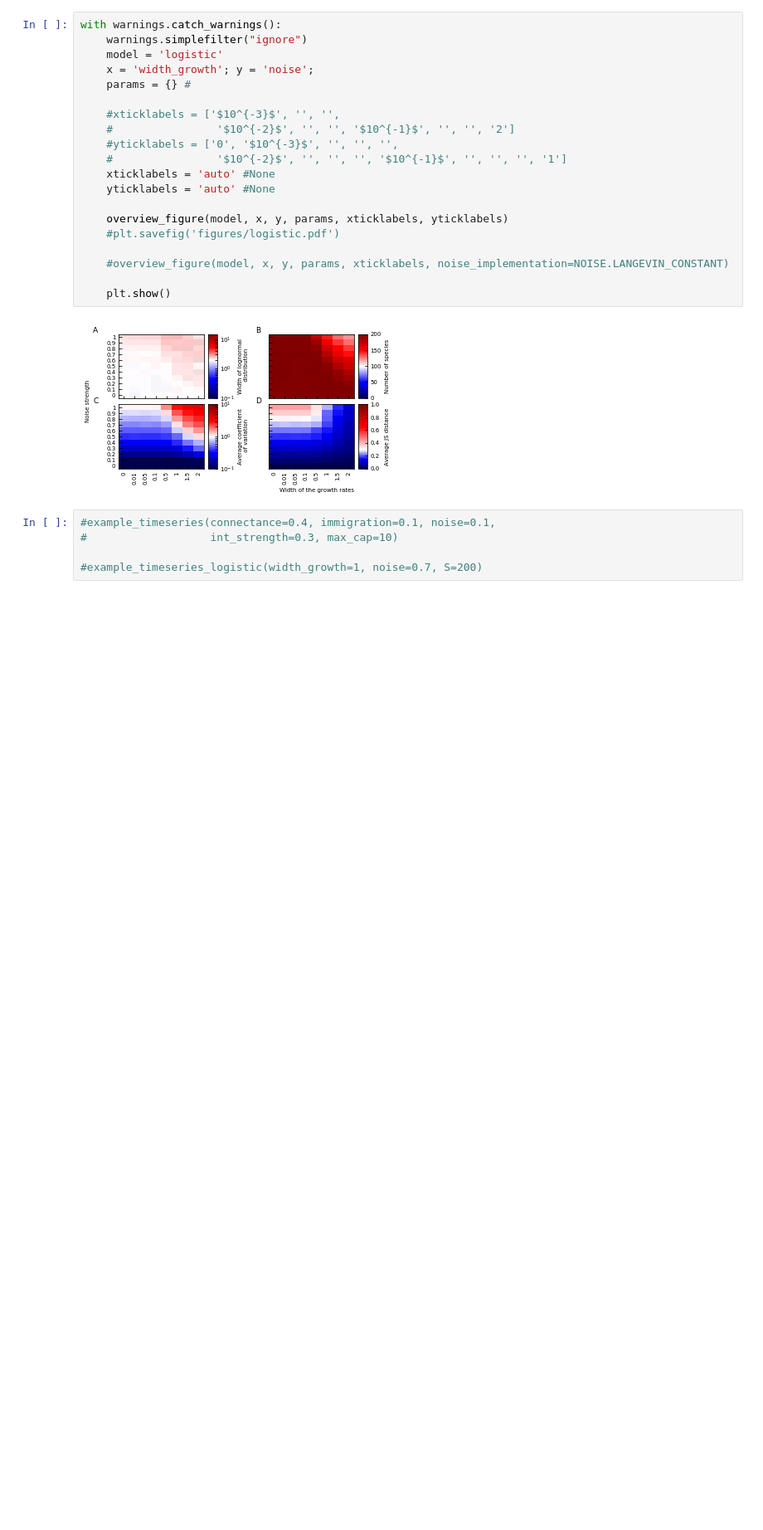
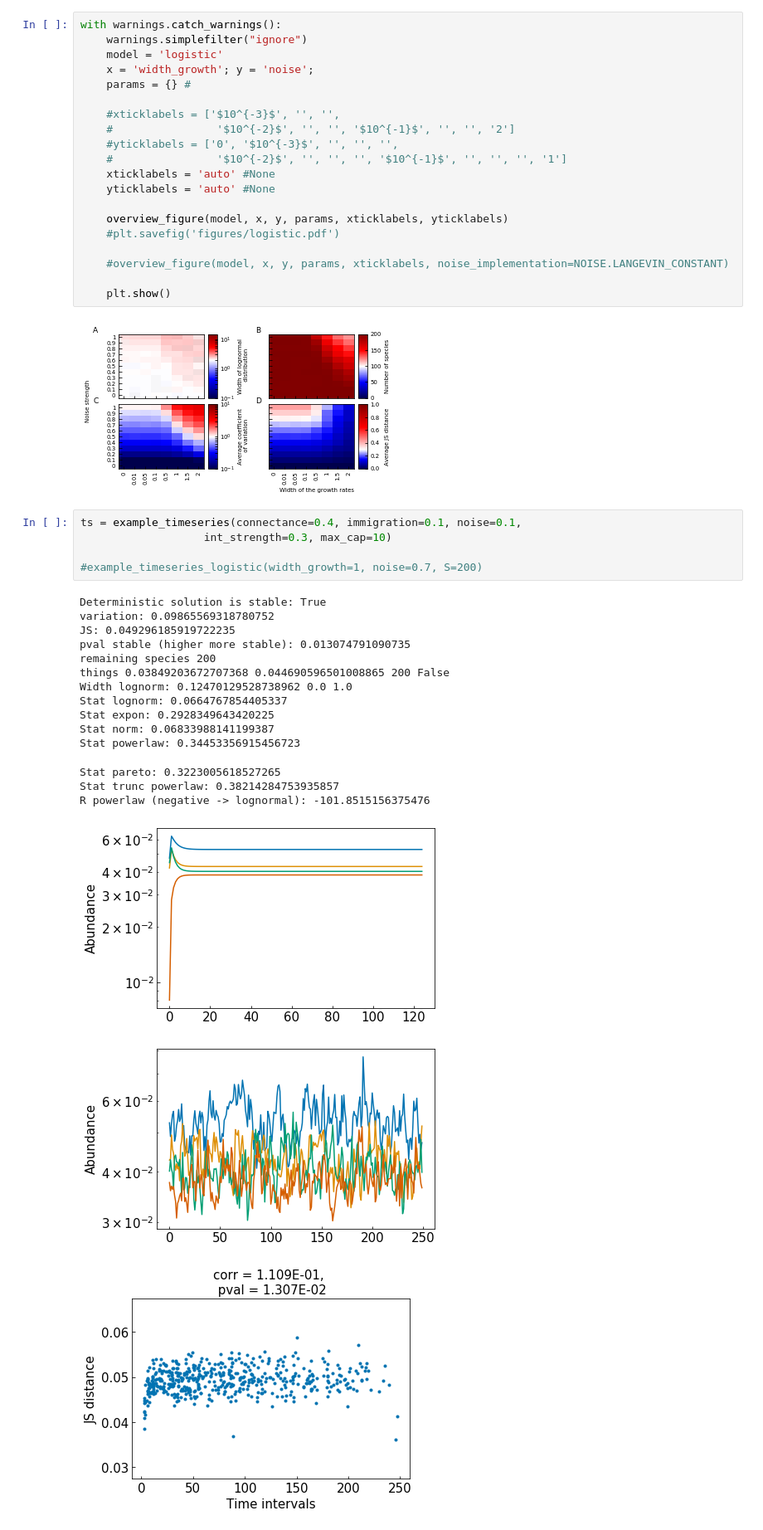
Before and after one commit to lanadescheemaeker/rank_abundance, a Jupyter notebook: Heavy tails with IBM and sgLV.ipynb, the cells around one changed output. Shown: that part at 83% size. Drawn from its saved outputs; the diff is of its cells as text; blank space fills up the shorter version.

```diff
--- a/Heavy tails with IBM and sgLV.ipynb
+++ b/Heavy tails with IBM and sgLV.ipynb
@@ -876,7 +915,25 @@ with warnings.catch_warnings():
 # %% [output]
 [figure]
 # %%
-#example_timeseries(connectance=0.4, immigration=0.1, noise=0.1,
-#                   int_strength=0.3, max_cap=10)
+ts = example_timeseries(connectance=0.4, immigration=0.1, noise=0.1,
+                   int_strength=0.3, max_cap=10)
 
 #example_timeseries_logistic(width_growth=1, noise=0.7, S=200)
+# %% [output]
+Deterministic solution is stable: True
+variation: 0.09865569318780752
+JS: 0.049296185919722235
+pval stable (higher more stable): 0.013074791090735
+remaining species 200
+things 0.03849203672707368 0.044690596501008865 200 False
+Width lognorm: 0.12470129528738962 0.0 1.0
+Stat lognorm: 0.0664767854405337
+Stat expon: 0.2928349643420225
+Stat norm: 0.06833988141199387
+Stat powerlaw: 0.34453356915456723
+Stat pareto: 0.3223005618527265
+Stat trunc powerlaw: 0.38214284753935857
+R powerlaw (negative -> lognormal): -101.8515156375476
+[figure, added]
+[figure, added]
+[figure, added]
```
Also changed, not shown: parts of 11 cells of this notebook, 2 other files.
